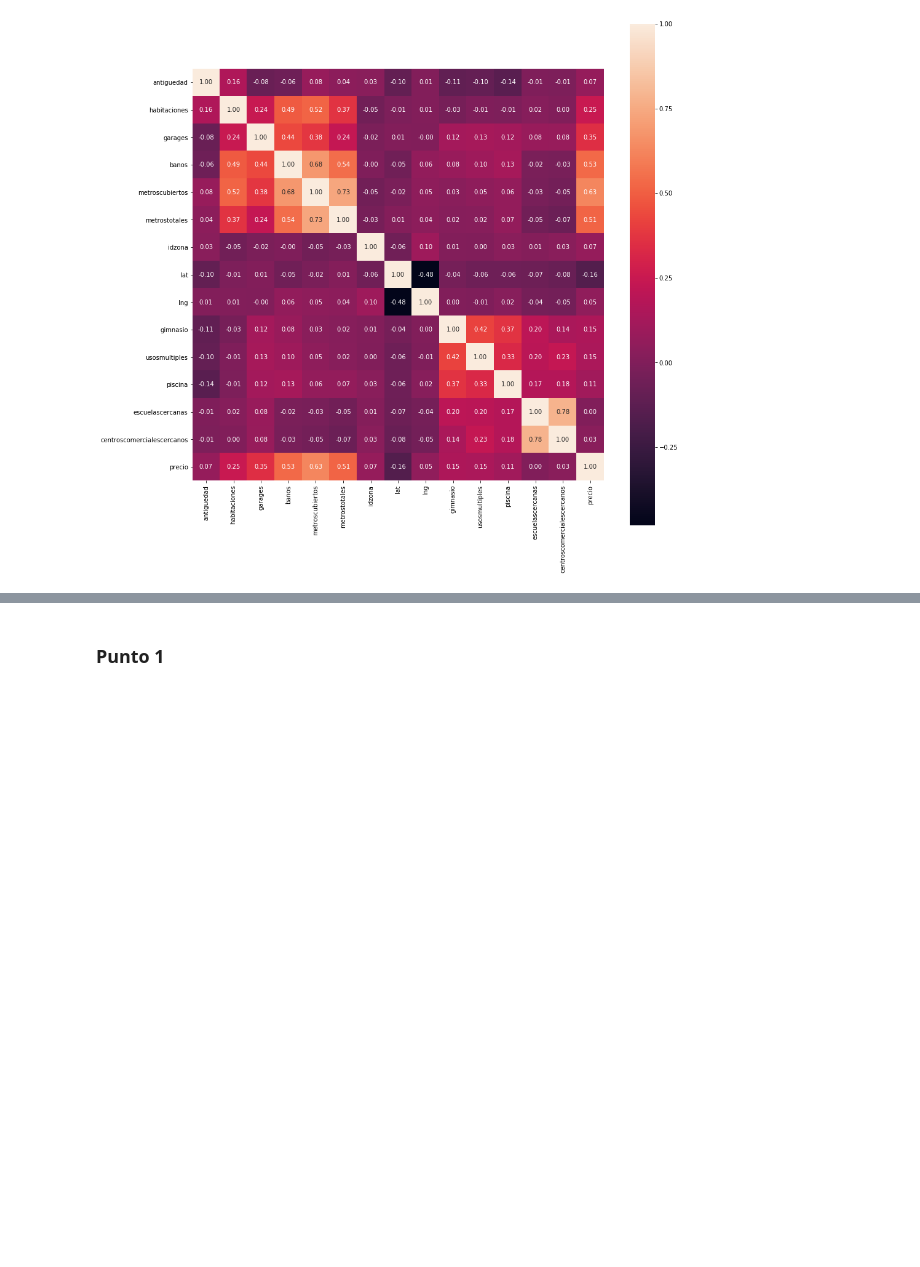
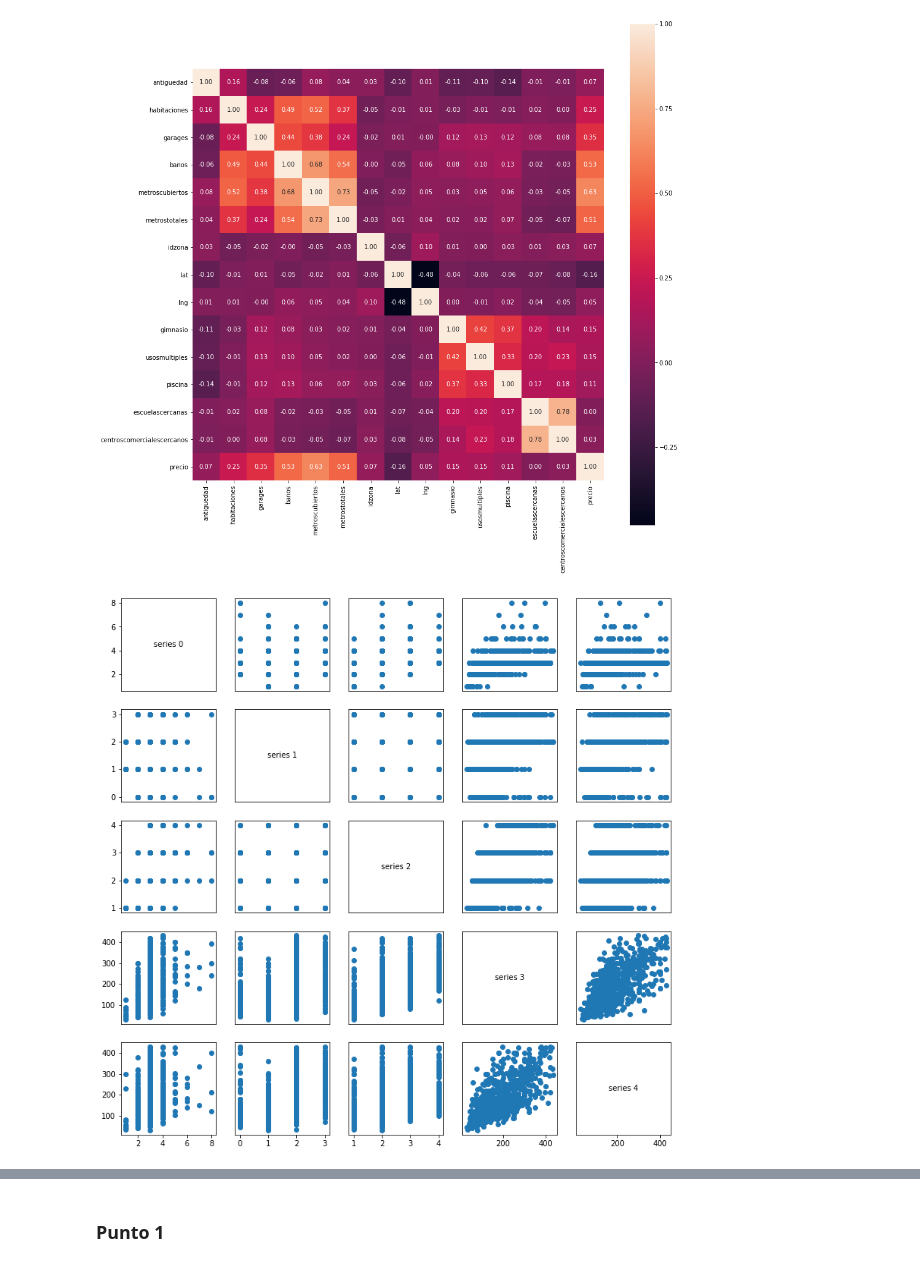
Before and after one commit to nbuzzano/7506-zonaprop, a Jupyter notebook: zonaprop-data-analysis.ipynb, the cells around one changed output, grey strips where cells are left out. Saved outputs shown, nothing was run; the diff lists cells and outputs as text; code cells hidden in the pictures; blank space fills up the shorter version.

```diff
--- a/zonaprop-data-analysis.ipynb
+++ b/zonaprop-data-analysis.ipynb
@@ -97,27 +80,0 @@ df.head()
-# %%
-#detectando outliers visualmente
-
-_, num_columns = df.shape
-fig, ax = plt.subplots(num_columns, num_columns)
-
-for i in range(num_columns):
-    for j in range(num_columns):
-
-        # scatter column_j on the x-axis vs column_i on the y-axis
-        if i != j: ax[i][j].scatter(get_column(df, j), get_column(df, i))
-
-        # unless i == j, in which case show the series name
-        else: ax[i][j].annotate("series " + str(i), (0.5, 0.5),
-                                xycoords='axes fraction',
-                                ha="center", va="center")
-
-        # then hide axis labels except left and bottom charts
-        if i < num_columns - 1: ax[i][j].xaxis.set_visible(False)
-        if j > 0: ax[i][j].yaxis.set_visible(False)
-
-# fix the bottom right and top left axis labels, which are wrong because
-# their charts only have text in them
-ax[-1][-1].set_xlim(ax[0][-1].get_xlim())
-ax[0][0].set_ylim(ax[0][1].get_ylim())
-
-plt.show()
@@ -134,0 +145,7 @@ sns.heatmap(df.corr(), square=True, annot=True, fmt='.2f');
+# %%
+df_corr = df.filter(['habitaciones', 'garages', 'banos', 'metroscubiertos', 'metrostotales'], axis=1)
+df_corr = df_corr.dropna()
+df_corr = df_corr.sample(1000)
+scatter_matrix(df_corr)
+# %% [output]
+[figure, added]
```
Also changed, not shown: parts of 9 cells of this notebook.
